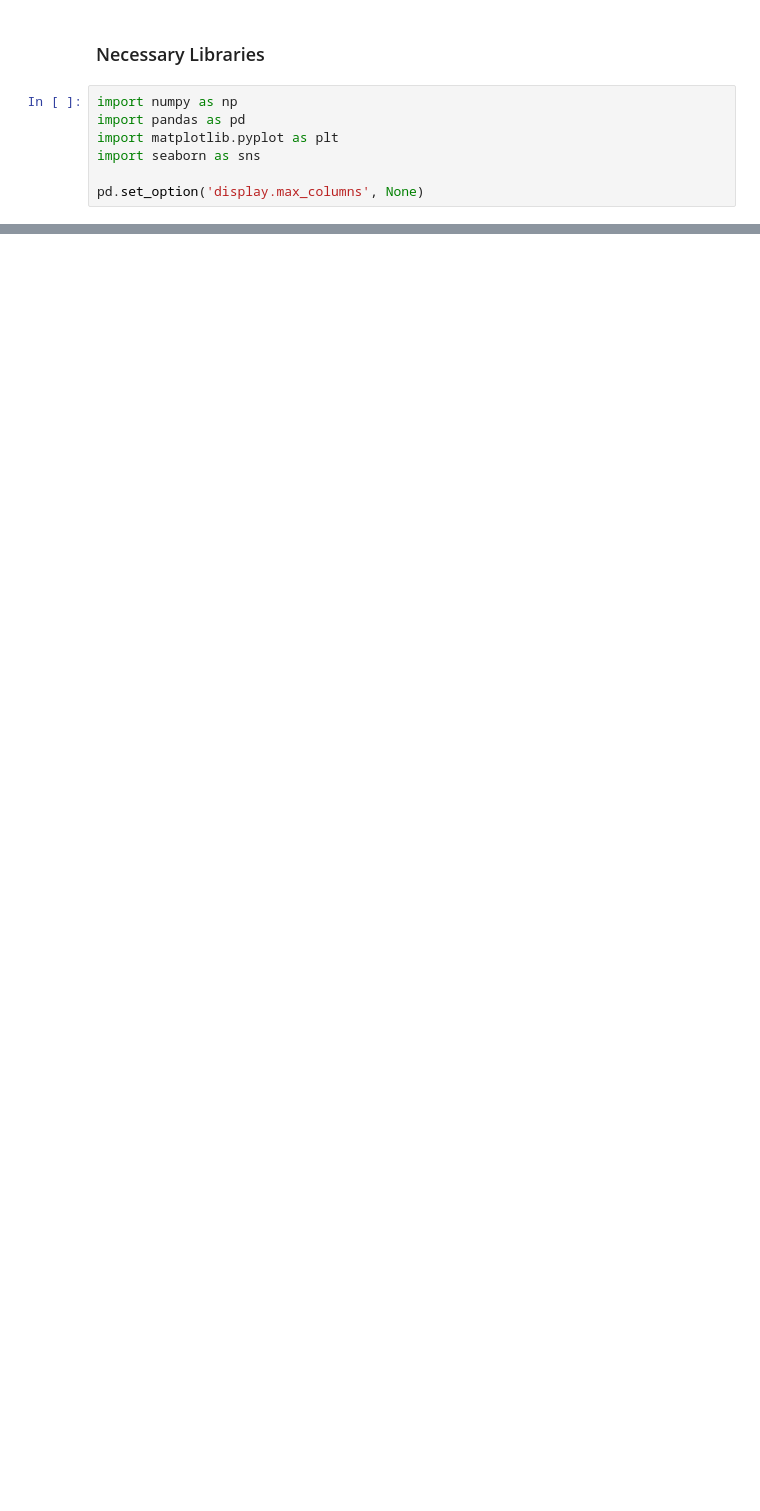
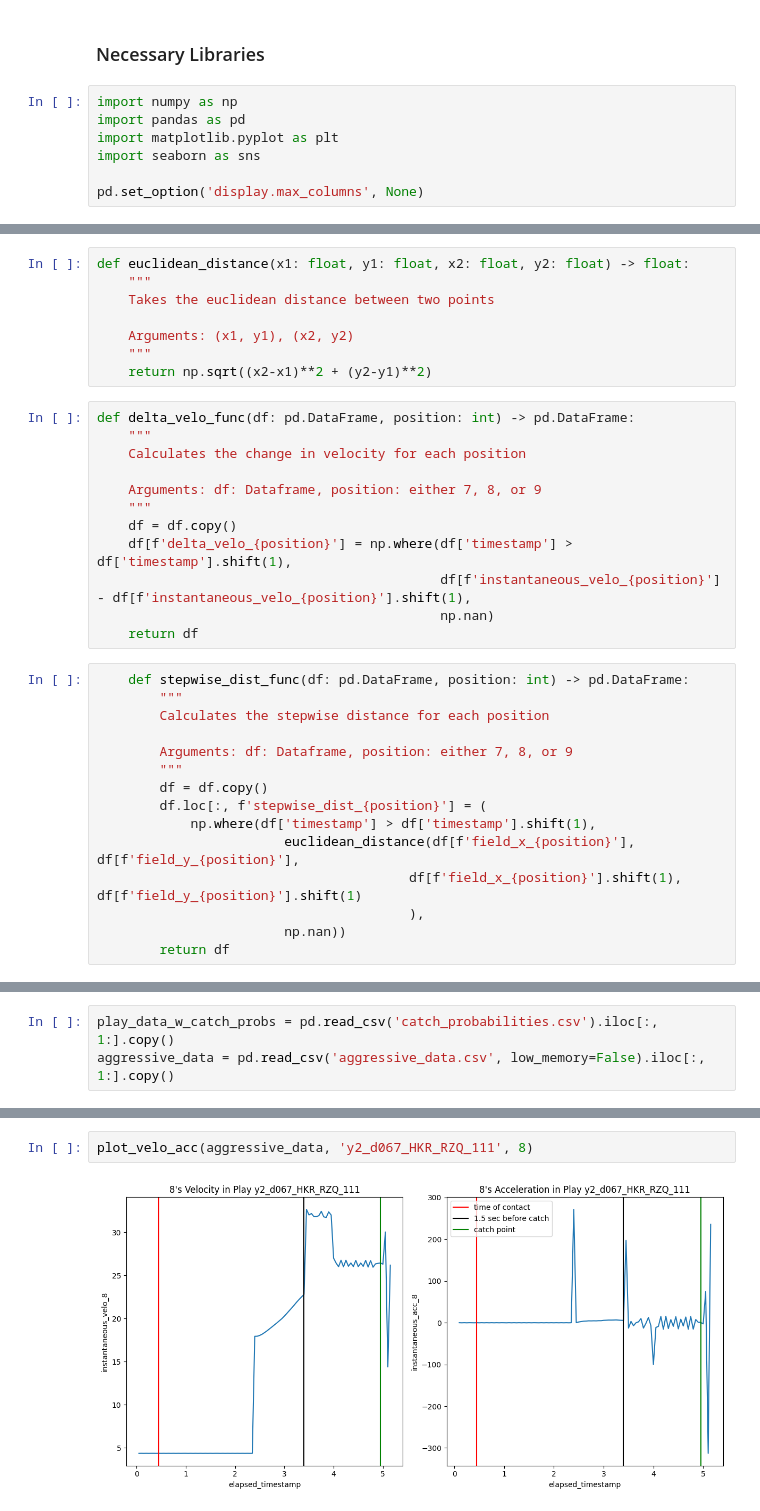
Before and after one commit to d2osborn/SMTChallenge2025, a Jupyter notebook: Team 15-analysis.ipynb, the cells around one changed output, grey strips where cells are left out. Drawn from its saved outputs; the diff is of its cells as text; blank space fills up the shorter version.

```diff
--- a/Team 15-analysis.ipynb
+++ b/Team 15-analysis.ipynb
@@ -12,0 +102,35 @@ pd.set_option('display.max_columns', None)
+# %%
+def euclidean_distance(x1: float, y1: float, x2: float, y2: float) -> float:
+    """
+    Takes the euclidean distance between two points
+
+    Arguments: (x1, y1), (x2, y2)
+    """
+    return np.sqrt((x2-x1)**2 + (y2-y1)**2)
+# %%
+def delta_velo_func(df: pd.DataFrame, position: int) -> pd.DataFrame:
+    """
+    Calculates the change in velocity for each position
+
+    Arguments: df: Dataframe, position: either 7, 8, or 9
+    """
+    df = df.copy()
+    df[f'delta_velo_{position}'] = np.where(df['timestamp'] > df['timestamp'].shift(1),
+                                            df[f'instantaneous_velo_{position}'] - df[f'instantaneous_velo_{position}'].shift(1),
+                                            np.nan)
+    return df
+# %%
+    def stepwise_dist_func(df: pd.DataFrame, position: int) -> pd.DataFrame:
+        """
+        Calculates the stepwise distance for each position
+
+        Arguments: df: Dataframe, position: either 7, 8, or 9
+        """
+        df = df.copy()
+        df.loc[:, f'stepwise_dist_{position}'] = (
+            np.where(df['timestamp'] > df['timestamp'].shift(1),
+                        euclidean_distance(df[f'field_x_{position}'], df[f'field_y_{position}'],
+                                        df[f'field_x_{position}'].shift(1), df[f'field_y_{position}'].shift(1)
+                                        ),
+                        np.nan))
+        return df
@@ -12,0 +139,3 @@ pd.set_option('display.max_columns', None)
+# %%
+play_data_w_catch_probs = pd.read_csv('catch_probabilities.csv').iloc[:, 1:].copy()
+aggressive_data = pd.read_csv('aggressive_data.csv', low_memory=False).iloc[:, 1:].copy()
@@ -29,0 +326,4 @@ play_by_play
+# %%
+plot_velo_acc(aggressive_data, 'y2_d067_HKR_RZQ_111', 8)
+# %% [output]
+[figure, added]
```
Also changed, not shown: parts of 19 cells of this notebook, 3 other files.
